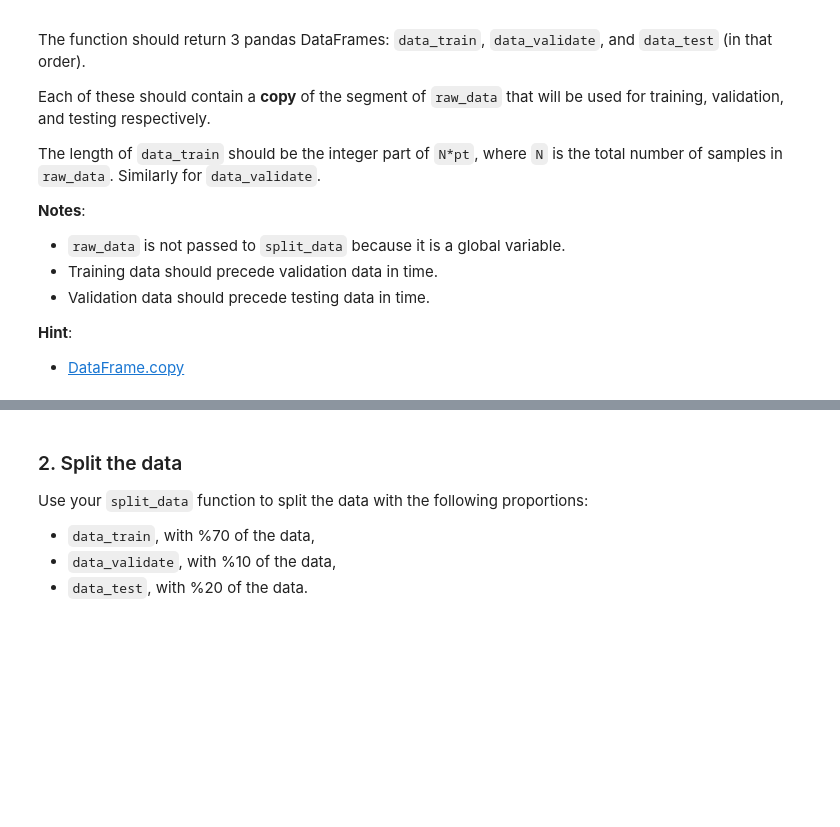
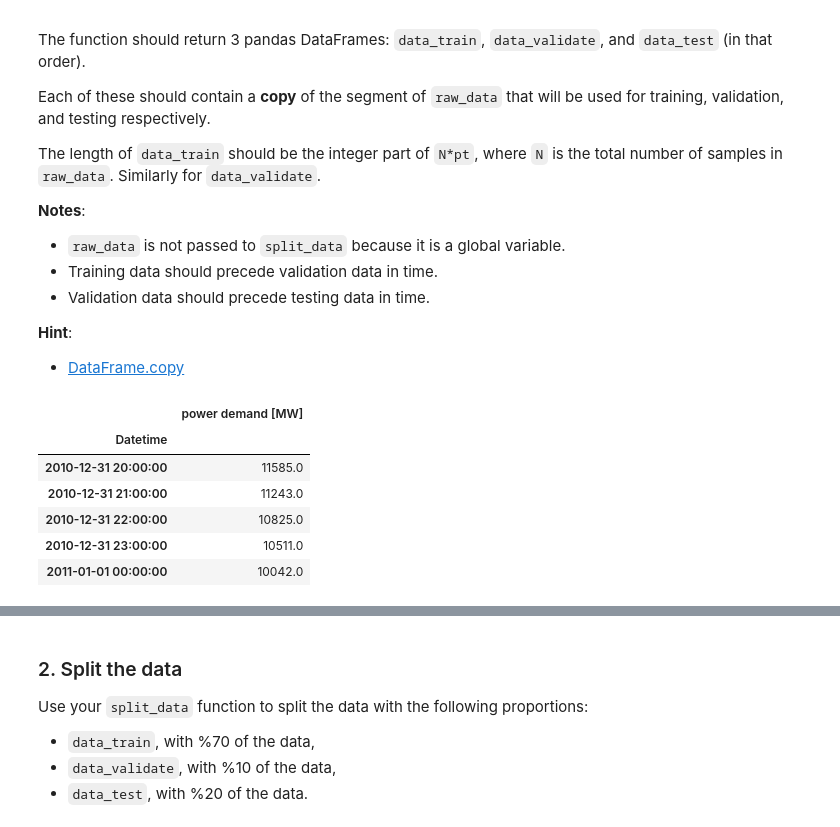
Before and after one commit to rajeev-t/stats-n-ds-4engineers, a Jupyter notebook: hw5/hw5.ipynb, the cells around one changed output, grey strips where cells are left out. Cells and saved outputs as stored; diff of their text form; code cells hidden in the pictures; blank space fills up the shorter version.

```diff
--- a/hw5/hw5.ipynb
+++ b/hw5/hw5.ipynb
@@ -99,11 +113,28 @@ def split_data(pt,pv):
     assert(pv>=0)
     assert(pt+pv<=1)
 
-    ...
+    data = raw_data.copy()
+
+    data_train = data[0:int(data.shape[0]*pt)]
+    data_validate = data[int(data.shape[0]*pt):int(data.shape[0]*(pt+pv))]
+    data_test = data[int(data.shape[0]*(pt+pv)):]
 
     return data_train, data_validate, data_test
 # %%
 # test your code:
-...
+data_train, data_validate, data_test = split_data(0.5, 0.3)
+#data_train.tail()
+# data_validate.head()
+# data_validate.tail()
+# data_test.tail()
+raw_data.tail()
+# %% [output]
+|  | power demand [MW] |
+| Datetime |  |
+| 2010-12-31 20:00:00 | 11585.0 |
+| 2010-12-31 21:00:00 | 11243.0 |
+| 2010-12-31 22:00:00 | 10825.0 |
+| 2010-12-31 23:00:00 | 10511.0 |
+| 2011-01-01 00:00:00 | 10042.0 |
 # %%
 grader.check("q1")
```
Also changed, not shown: parts of 19 cells of this notebook, 1 other file.
